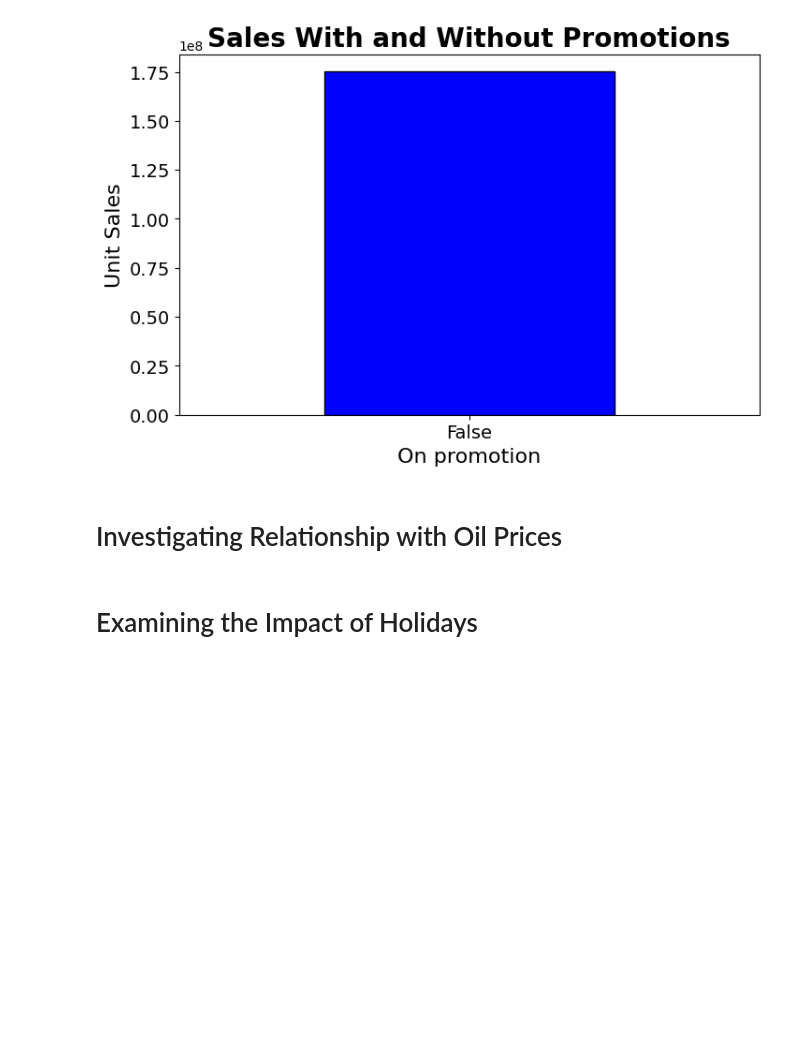
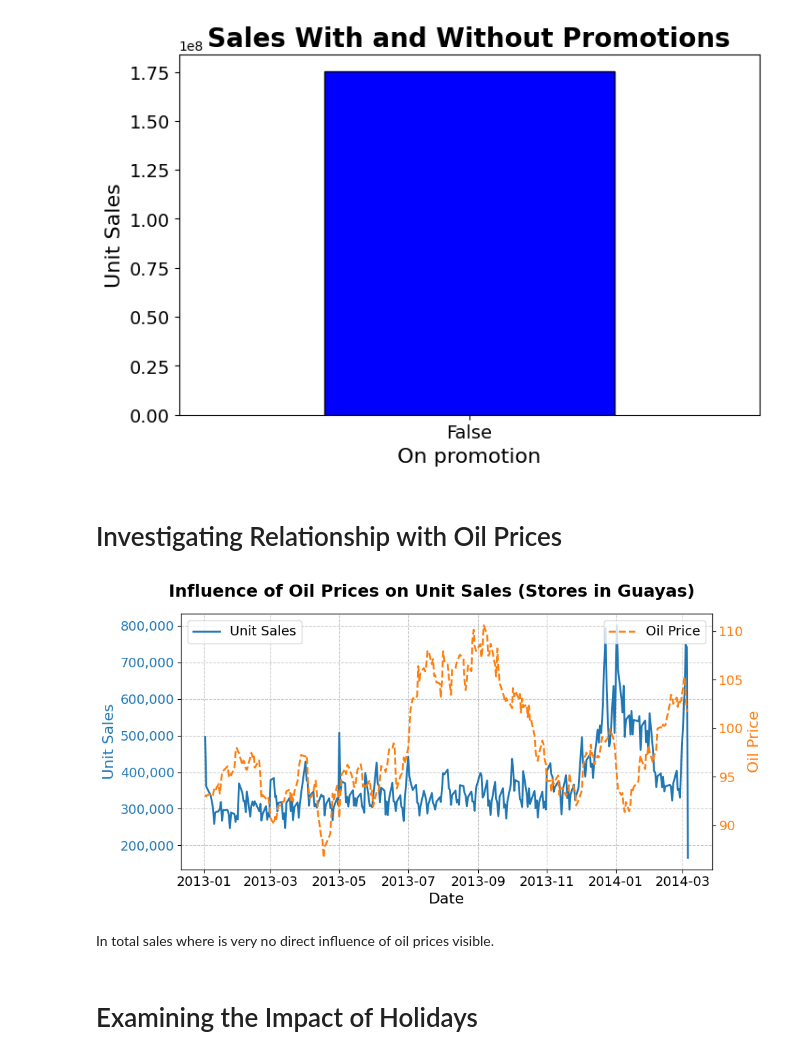
Before and after one commit to masterschool-content/retail_demand_forecast, a Jupyter notebook: notebooks/EDA_with_pandas.ipynb, the cells around one changed output. Cells and saved outputs as stored; diff of their text form; code cells hidden in the pictures; blank space fills up the shorter version.

```diff
--- a/notebooks/EDA_with_pandas.ipynb
+++ b/notebooks/EDA_with_pandas.ipynb
@@ -500,3 +478,57 @@ plt.show()
+# %%
+import pandas as pd
+import matplotlib.pyplot as plt
+from matplotlib.ticker import FuncFormatter
+
+# Ensure datetime formats for merging and plotting
+df_train['date'] = pd.to_datetime(df_train['date'])
+df_oil['date'] = pd.to_datetime(df_oil['date'])
+
+# Aggregate sales data by date (using 'unit_sales')
+sales_by_date = df_train.groupby('date')['unit_sales'].sum().reset_index()
+
+# Merge aggregated sales with oil prices
+merged_data = pd.merge(sales_by_date, df_oil, on='date', how='left')
+del df_oil, sales_by_date  #clean up
+
+# Rename columns for clarity
+merged_data.rename(columns={'dcoilwtico': 'oil_price'}, inplace=True)
+
+# Drop rows where oil price is NaN
+merged_data = merged_data.dropna(subset=['oil_price'])
+
+# Plot unit sales and oil prices
+fig, ax1 = plt.subplots(figsize=(10, 5))  # Bigger figure size for better readability
+
+# Plot unit sales on the left y-axis
+ax1.set_xlabel('Date', fontsize=16)
+ax1.set_ylabel('Unit Sales', fontsize=16, color='tab:blue')
+ax1.plot(merged_data['date'], merged_data['unit_sales'], label='Unit Sales', color='tab:blue', linewidth=2)
+ax1.tick_params(axis='y', labelcolor='tab:blue', labelsize=14)
+ax1.tick_params(axis='x', labelsize=14)
+
+# Format y-axis for unit sales
+ax1.yaxis.set_major_formatter(FuncFormatter(lambda x, _: f'{x:,.0f}'))
+
+# Plot oil prices on the right y-axis
+ax2 = ax1.twinx()
+ax2.set_ylabel('Oil Price', fontsize=16, color='tab:orange')
+ax2.plot(merged_data['date'], merged_data['oil_price'], label='Oil Price', color='tab:orange', linewidth=2, linestyle='--')
+ax2.tick_params(axis='y', labelcolor='tab:orange', labelsize=14)
+
+# Add grid, titles, and legends
+fig.suptitle('Influence of Oil Prices on Unit Sales (Stores in Guayas)', fontsize=18, fontweight='bold')
+ax1.legend(loc='upper left', fontsize=14)
+ax2.legend(loc='upper right', fontsize=14)
+ax1.grid(visible=True, linestyle='--', alpha=0.7)
+
+# Adjust layout
+plt.tight_layout()
+plt.show()
+# %% [output]
+[figure, added]
+# %% [markdown]
+In total sales where is very no direct influence of oil prices visible.
 # %% [markdown]
 # Examining the Impact of Holidays
 # %%
```
Also changed, not shown: parts of 4 cells of this notebook.
